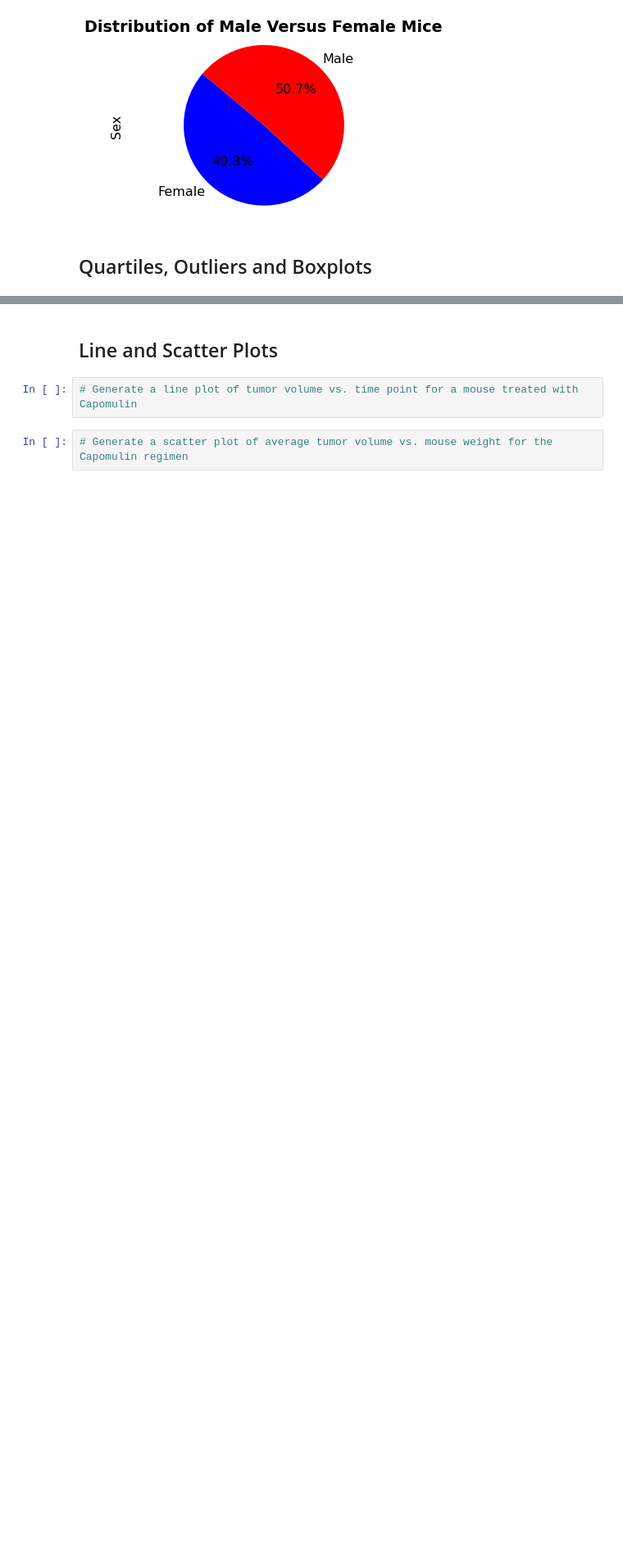
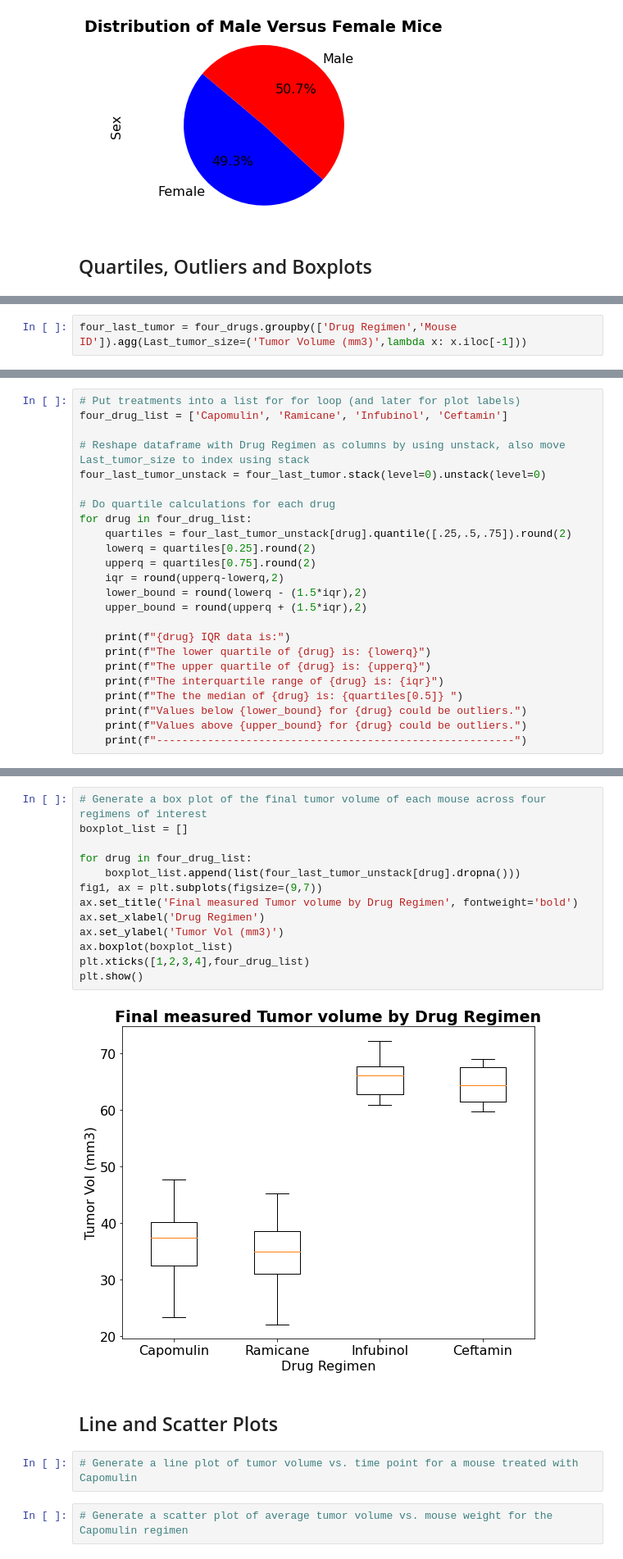
Before and after one commit to ghicks6/Matplotlib-Pharmaceutical_Drug_Analysis, a Jupyter notebook: matplotlib-challenge/pymaceuticals_completed.ipynb, the cells around one changed output, grey strips where cells are left out. Shown at 82% size. Saved outputs shown, nothing was run; the diff lists cells and outputs as text; blank space fills up the shorter version.

Commit message:
3rd commit
Added box and whisker plot and correlating data.

```diff
--- a/matplotlib-challenge/pymaceuticals_completed.ipynb
+++ b/matplotlib-challenge/pymaceuticals_completed.ipynb
@@ -218,0 +210,2 @@ plt.show()
+# %%
+four_last_tumor = four_drugs.groupby(['Drug Regimen','Mouse ID']).agg(Last_tumor_size=('Tumor Volume (mm3)',lambda x: x.iloc[-1]))
@@ -218,0 +227,24 @@ plt.show()
+# %%
+# Put treatments into a list for for loop (and later for plot labels)
+four_drug_list = ['Capomulin', 'Ramicane', 'Infubinol', 'Ceftamin']
+
+# Reshape dataframe with Drug Regimen as columns by using unstack, also move Last_tumor_size to index using stack
+four_last_tumor_unstack = four_last_tumor.stack(level=0).unstack(level=0)
+
+# Do quartile calculations for each drug
+for drug in four_drug_list:
+    quartiles = four_last_tumor_unstack[drug].quantile([.25,.5,.75]).round(2)
+    lowerq = quartiles[0.25].round(2)
+    upperq = quartiles[0.75].round(2)
+    iqr = round(upperq-lowerq,2)
+    lower_bound = round(lowerq - (1.5*iqr),2)
+    upper_bound = round(upperq + (1.5*iqr),2)
+
+    print(f"{drug} IQR data is:")
+    print(f"The lower quartile of {drug} is: {lowerq}")
+    print(f"The upper quartile of {drug} is: {upperq}")
+    print(f"The interquartile range of {drug} is: {iqr}")
+    print(f"The the median of {drug} is: {quartiles[0.5]} ")
+    print(f"Values below {lower_bound} for {drug} could be outliers.")
+    print(f"Values above {upper_bound} for {drug} could be outliers.")
+    print(f"--------------------------------------------------------")
@@ -219,3 +269,18 @@ plt.show()
+# %%
+# Generate a box plot of the final tumor volume of each mouse across four regimens of interest
+boxplot_list = []
+
+for drug in four_drug_list:
+    boxplot_list.append(list(four_last_tumor_unstack[drug].dropna()))
+fig1, ax = plt.subplots(figsize=(9,7))
+ax.set_title('Final measured Tumor volume by Drug Regimen', fontweight='bold')
+ax.set_xlabel('Drug Regimen')
+ax.set_ylabel('Tumor Vol (mm3)')
+ax.boxplot(boxplot_list)
+plt.xticks([1,2,3,4],four_drug_list)
+plt.show()
+# %% [output]
+[figure, added]
 # %% [markdown]
 ## Line and Scatter Plots
 # %%
```
Also changed, not shown: parts of 5 cells of this notebook.
